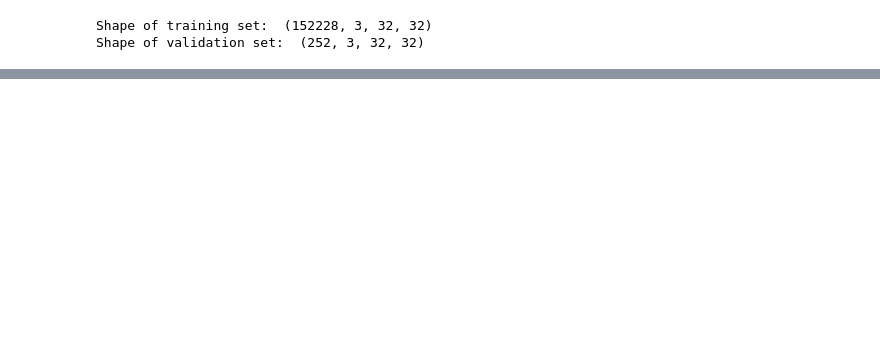
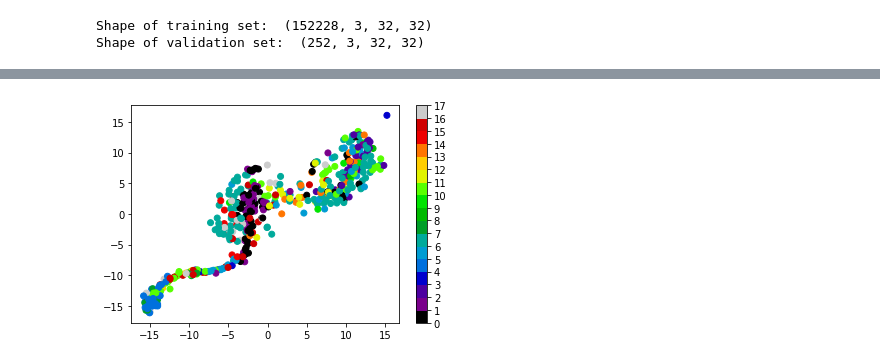
Before and after one commit to swechhachoudhary/ift6759-horoma, a Jupyter notebook: Untitled.ipynb, the cells around one changed output, grey strips where cells are left out. Saved outputs shown, nothing was run; the diff lists cells and outputs as text; code cells hidden in the pictures; blank space fills up the shorter version.

```diff
--- a/Untitled.ipynb
+++ b/Untitled.ipynb
@@ -88,0 +101,7 @@ np.shape(train_labeled_enc)
+# %%
+
+train_enc, label_enc = get_hali_embeddings(Gz1,Gz2,labeled,'z1')
+valid_enc, vlabel_enc = get_hali_embeddings(Gz1,Gz2,valid_data,'z1')
+# %%
+data =np.concatenate((train_enc,valid_enc))
+labels = np.concatenate((label_enc,vlabel_enc))
@@ -88,0 +144,9 @@ np.shape(train_labeled_enc)
+# %%
+import time
+
+from sklearn.manifold import TSNE
+
+
+time_start = time.time()
+tsne = TSNE(n_components=2, verbose=1, perplexity=40, n_iter=300)
+tsne_results = tsne.fit_transform(data)
@@ -88,0 +164,29 @@ np.shape(train_labeled_enc)
+# %%
+import pandas as pd
+import matplotlib.pyplot as plt
+import matplotlib as mpl
+import numpy
+import pylab
+
+x1 = tsne_results[:,0]
+x2 = tsne_results[:,1]
+# %%
+N = 17
+# define the colormap
+cmap = plt.cm.nipy_spectral
+# extract all colors from the .jet map
+cmaplist = [cmap(i) for i in range(cmap.N)]
+# create the new map
+cmap = cmap.from_list('Custom cmap', cmaplist, cmap.N)
+
+# define the bins and normalize
+bounds = np.linspace(0,N,N+1)
+norm = mpl.colors.BoundaryNorm(bounds, cmap.N)
+scat = pylab.scatter(x1, x2,c=labels,cmap=cmap,norm=norm)
+cb = plt.colorbar(scat, spacing='proportional',ticks=bounds)
+cb.set_label('')
+ax.set_title('Hali Encodings T-SNE')
+plt.show()
+pylab.show()
+# %% [output]
+[figure, added]
```
Also changed, not shown: parts of 19 cells of this notebook, 5 other files.
